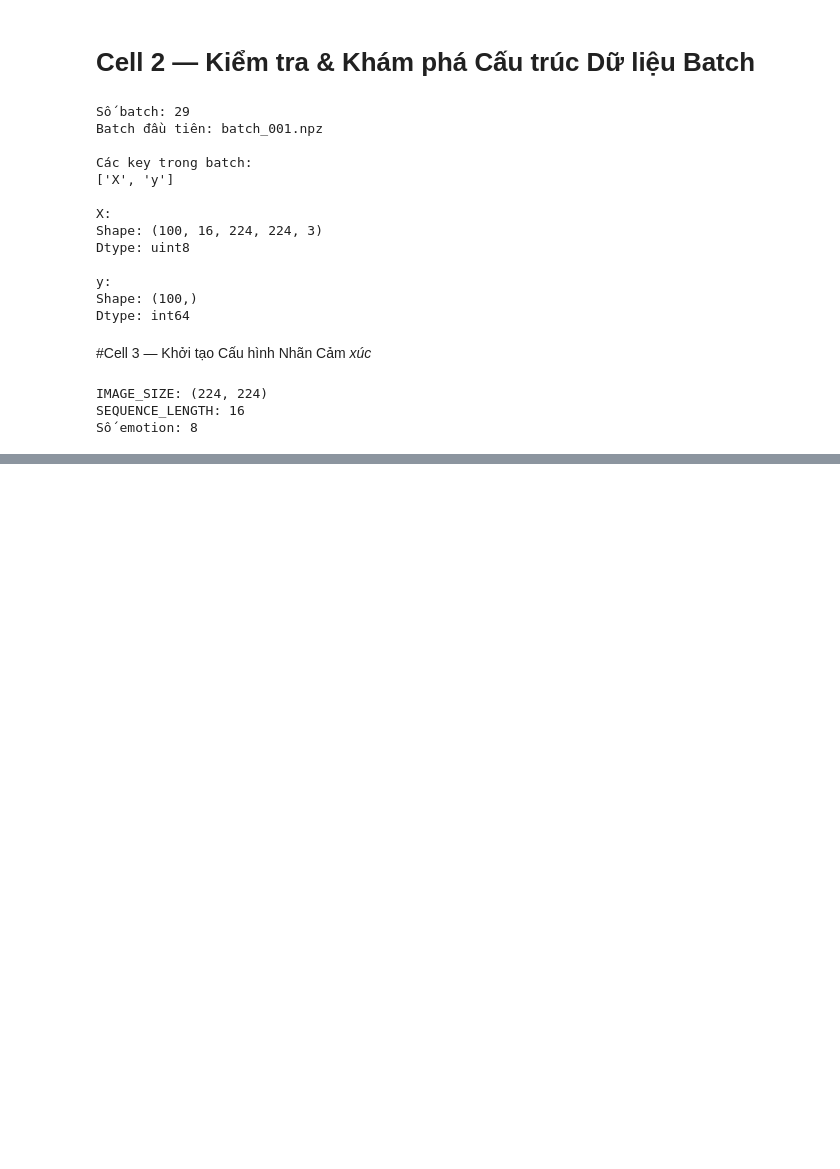
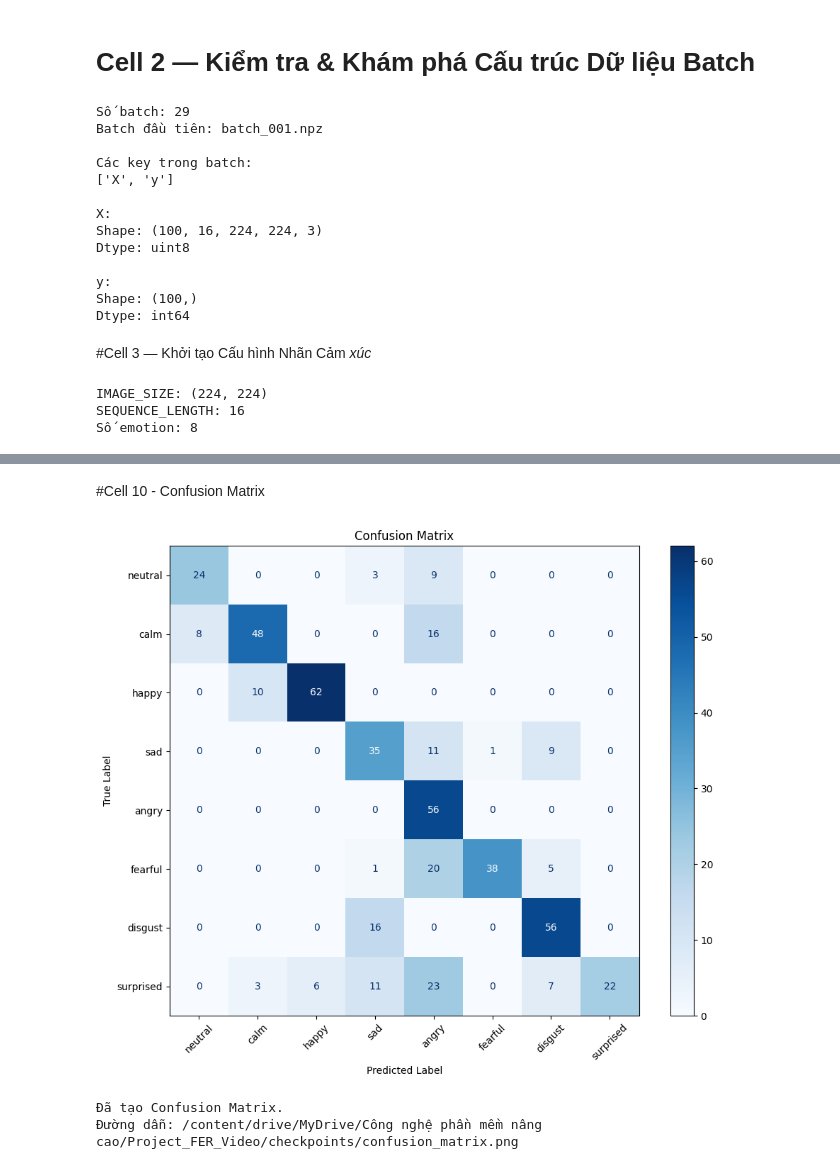
Before and after one commit to Wuanzz/FER-Video-Emotion-Recognition, a Jupyter notebook: model_evaluation.ipynb, the cells around one changed output, grey strips where cells are left out. Drawn from its saved outputs; the diff is of its cells as text; code cells hidden in the pictures; blank space fills up the shorter version.

Commit message:
Complete model evaluation and error analysis

```diff
--- a/model_evaluation.ipynb
+++ b/model_evaluation.ipynb
@@ -100,0 +103,20 @@ Số emotion: 8
+# %%
+# Cell 4 — Load Best Model Checkpoint
+
+import torch
+import os
+
+MODEL_PATH = os.path.join(CHECKPOINT_DIR, 'best_model.pth')
+
+checkpoint = torch.load(MODEL_PATH, map_location='cpu')
+
+MODEL_CONFIG = checkpoint['config']
+
+print("Best model loaded successfully.")
+print("Best epoch:", checkpoint['epoch'])
+print("Best validation accuracy:",
+      f"{checkpoint['val_acc'] * 100:.2f}%")
+
+print("\nModel configuration:")
+for key, value in MODEL_CONFIG.items():
+    print(f"  {key}: {value}")
@@ -100,0 +525,52 @@ Số emotion: 8
+# %% [markdown]
+#Cell 10 - Confusion Matrix
+# %%
+import matplotlib.pyplot as plt
+from sklearn.metrics import confusion_matrix, ConfusionMatrixDisplay
+
+# Tính ma trận nhầm lẫn
+cm = confusion_matrix(
+    all_labels,
+    all_predictions,
+    labels=list(range(len(CLASS_NAMES)))
+)
+
+# Hiển thị ma trận nhầm lẫn
+fig, ax = plt.subplots(figsize=(10, 8))
+
+display = ConfusionMatrixDisplay(
+    confusion_matrix=cm,
+    display_labels=CLASS_NAMES
+)
+
+display.plot(
+    ax=ax,
+    cmap='Blues',
+    xticks_rotation=45
+)
+
+plt.title('Confusion Matrix')
+plt.xlabel('Predicted Label')
+plt.ylabel('True Label')
+plt.tight_layout()
+
+# Lưu ma trận nhầm lẫn để sử dụng trong báo cáo
+confusion_matrix_path = os.path.join(
+    CHECKPOINT_DIR,
+    'confusion_matrix.png'
+)
+
+plt.savefig(
+    confusion_matrix_path,
+    dpi=300,
+    bbox_inches='tight'
+)
+
+plt.show()
+
+print("Đã tạo Confusion Matrix.")
+print("Đường dẫn:", confusion_matrix_path)
+# %% [output]
+[figure, added]
+Đã tạo Confusion Matrix.
+Đường dẫn: /content/drive/MyDrive/Công nghệ phần mềm nâng cao/Project_FER_Video/checkpoints/confusion_matrix.png
```
Also changed, not shown: parts of 43 cells of this notebook.
